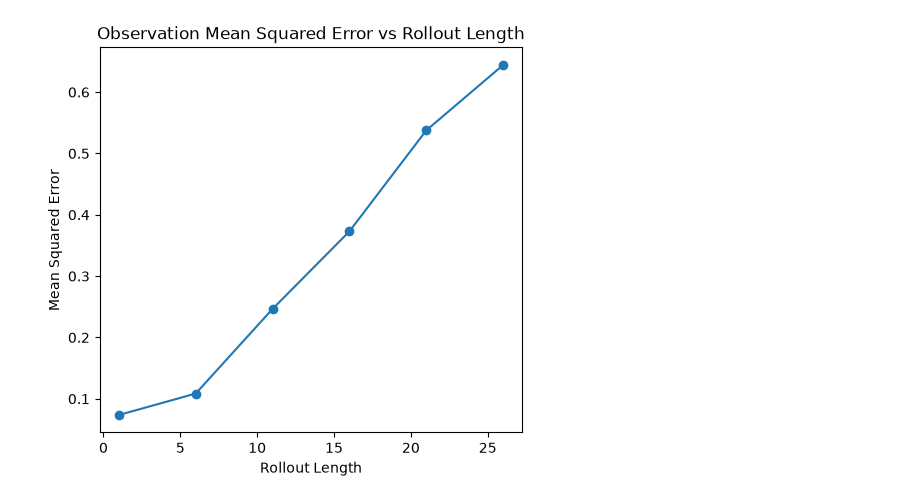
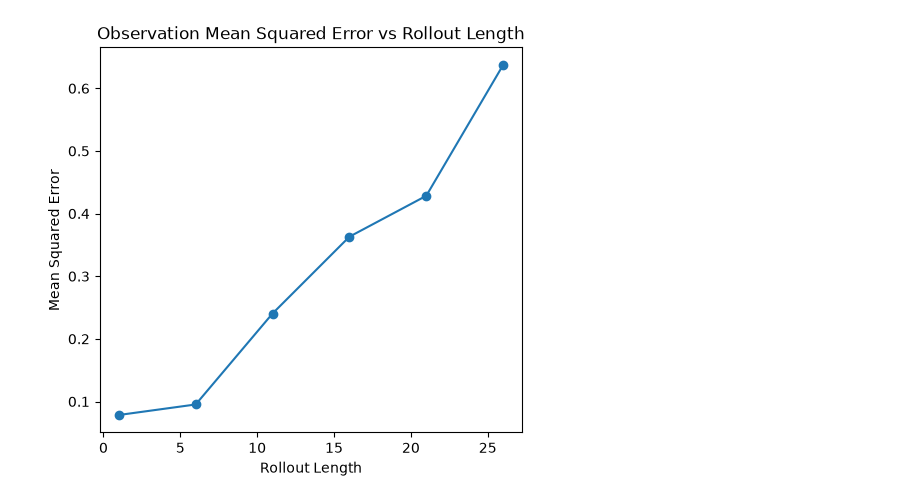
Before and after one commit to kompalan/SequenceCompression, a Jupyter notebook: notebooks/rollout_analysis.ipynb, the cells around one changed output. Cells and saved outputs as stored; diff of their text form; code cells hidden in the pictures.

```diff
--- a/notebooks/rollout_analysis.ipynb
+++ b/notebooks/rollout_analysis.ipynb
@@ -46,8 +46,8 @@ def build_jepa(config, checkpoint, device):
     return model.to(device).eval()
 # %%
 h5_path = "../data/pusht_expert_train.h5"
-config_path = "../config/transpressor.yaml"
-checkpoint = "../checkpoints/lewm_epoch_3.pt"
+config_path = "../config/transpressor_v1.yaml"
+checkpoint = "../checkpoints/lewm_epoch_4.pt"
 device = "mps"
 
 config = OmegaConf.load(config_path)
@@ -100,31 +100,31 @@ with h5py.File(h5_path, "r") as data:
             pred_emb = jepa.rollout(obs, act_emb)
 
             # print(f"\nact_emb shape: {act_emb.shape}\npred_emb shape: {pred_emb.shape}\ntarget_emb shape: {target_emb.shape}")
             mse = torch.mean((pred_emb - target_emb) ** 2).item()
             cos_sim = cosine_similarity(pred_emb, target_emb)
 
             avg_mse += mse
             avg_cos_sim += cos_sim
             n += 1
 
         mses.append(avg_mse / n)
         cos_sims.append(avg_cos_sim / n)
         n = 0
 
 
 # Use matplotlib to plot the results
 plt.figure(figsize=(12, 5))
 plt.subplot(1, 2, 1)
 plt.plot(lengths, mses, marker='o')
 plt.title('Observation Mean Squared Error vs Rollout Length')
 plt.xlabel('Rollout Length')
 plt.ylabel('Mean Squared Error')
 # plt.subplot(1, 2, 2)
 # plt.plot(lengths, cos_sims, marker='o', color='orange')
 # plt.title('Cosine Similarity vs Rollout Length')
 # plt.xlabel('Rollout Length')
 # plt.ylabel('Cosine Similarity')
 # plt.tight_layout()
 plt.show()
 # %% [output]
-[figure, old version]
+[figure, new version]
```
Also changed, not shown: parts of 1 cell of this notebook, 4 other files.
